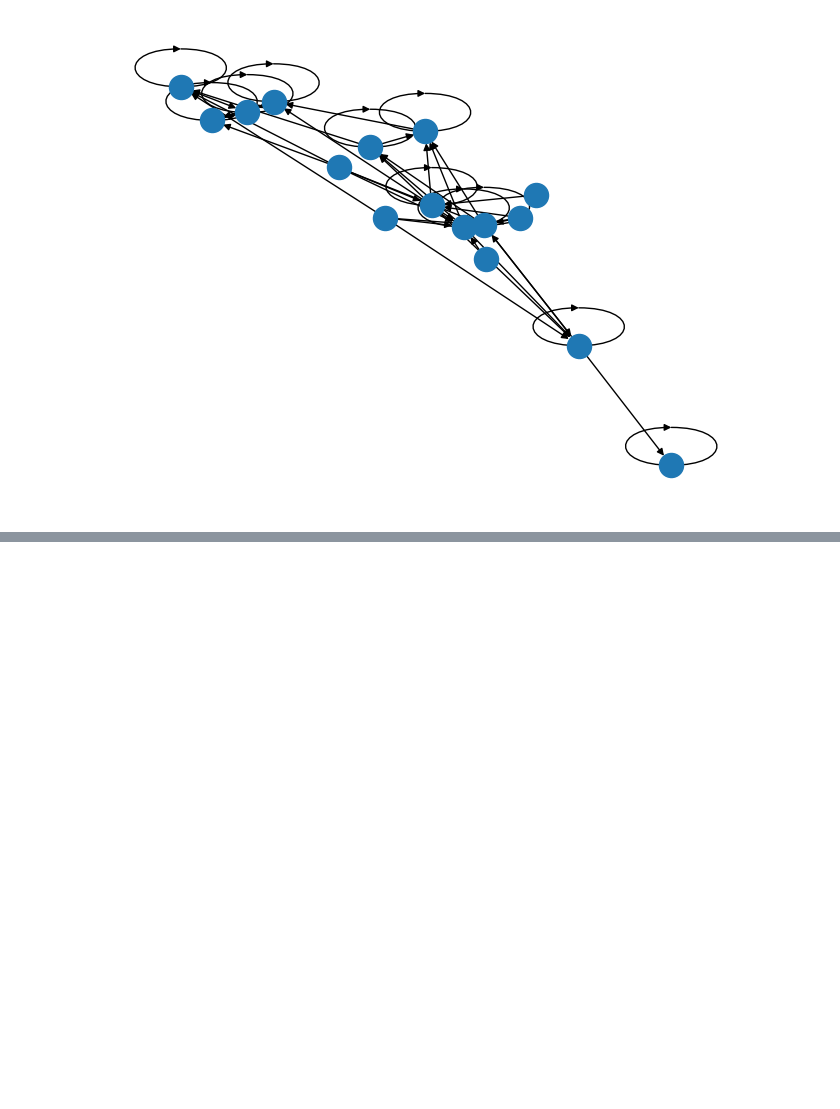
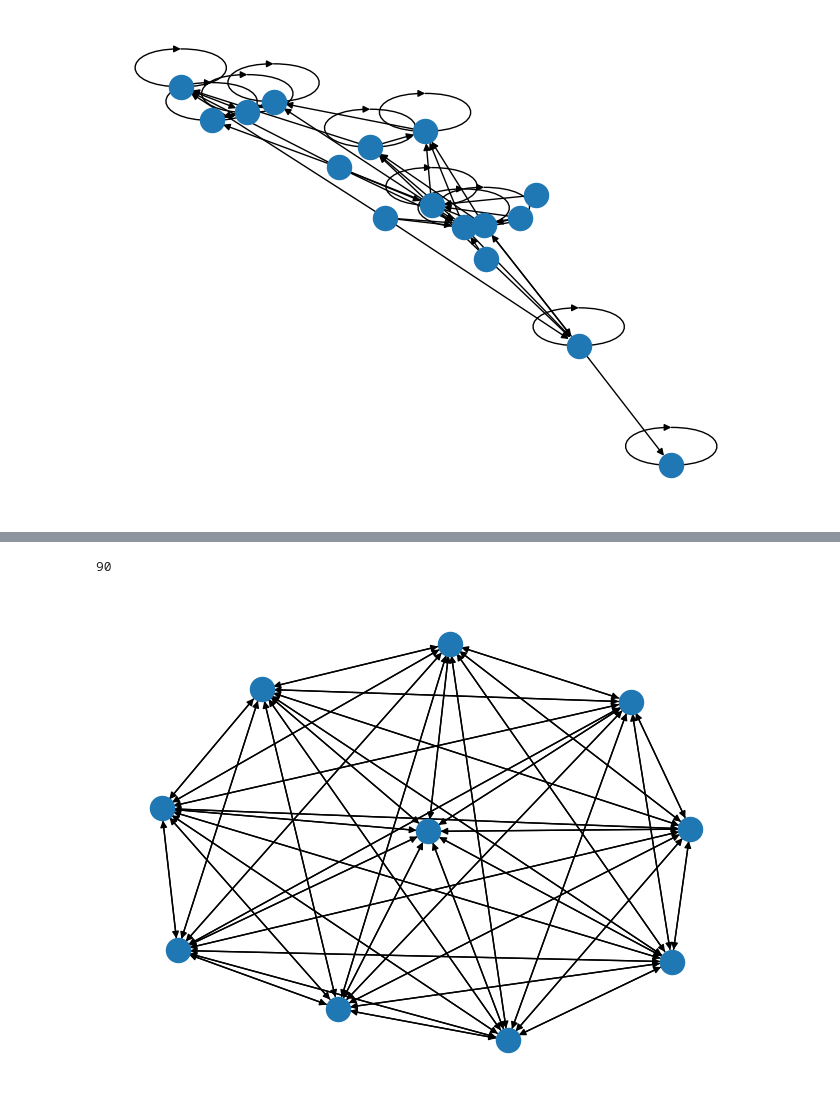
Before and after one commit to jaeeponde/iisc-training, a Jupyter notebook: networkanalusis.ipynb, the cells around one changed output, grey strips where cells are left out. Saved outputs shown, nothing was run; the diff lists cells and outputs as text; code cells hidden in the pictures; blank space fills up the shorter version.

```diff
--- a/networkanalusis.ipynb
+++ b/networkanalusis.ipynb
@@ -149,0 +166,3 @@ indeg=G_.sum(axis=0)
+# %%
+#generate all possible node combinations
+node_comb = list(iter.permutations(range(num_nodes), 2))
@@ -149,0 +189,4 @@ indeg=G_.sum(axis=0)
+# %%
+print(len(node_comb))
+# %% [output]
+90
@@ -149,0 +195,11 @@ indeg=G_.sum(axis=0)
+# %%
+node_comb = node_comb[:num_edges]
+# %%
+for edge in node_comb:
+    G_np[edge[0], edge[1]] = 1
+# %%
+G = nx.from_numpy_array(G_np, create_using=nx.DiGraph)
+# %%
+nx.draw(G)
+# %% [output]
+[figure, added]
```
Also changed, not shown: parts of 11 cells of this notebook, 17 other files.
